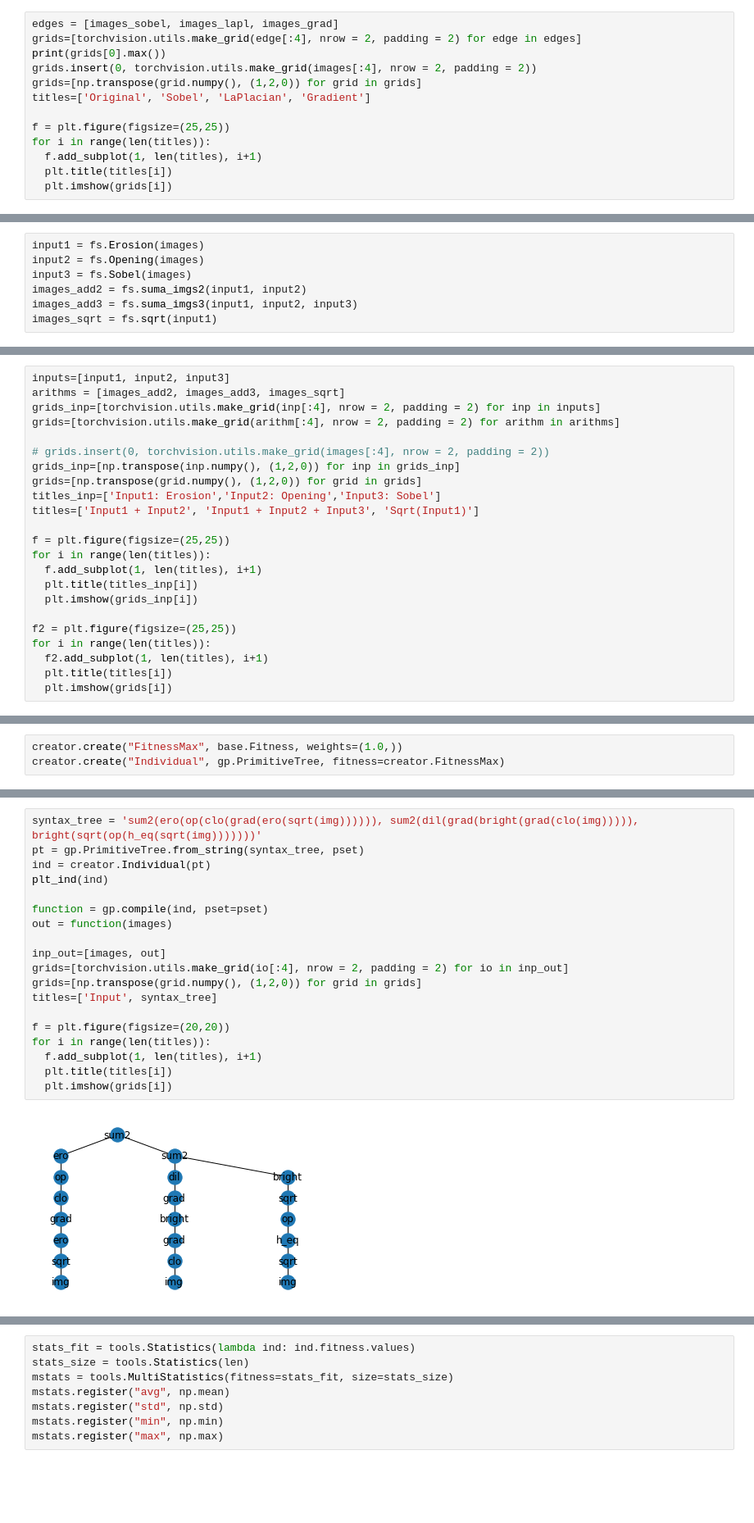
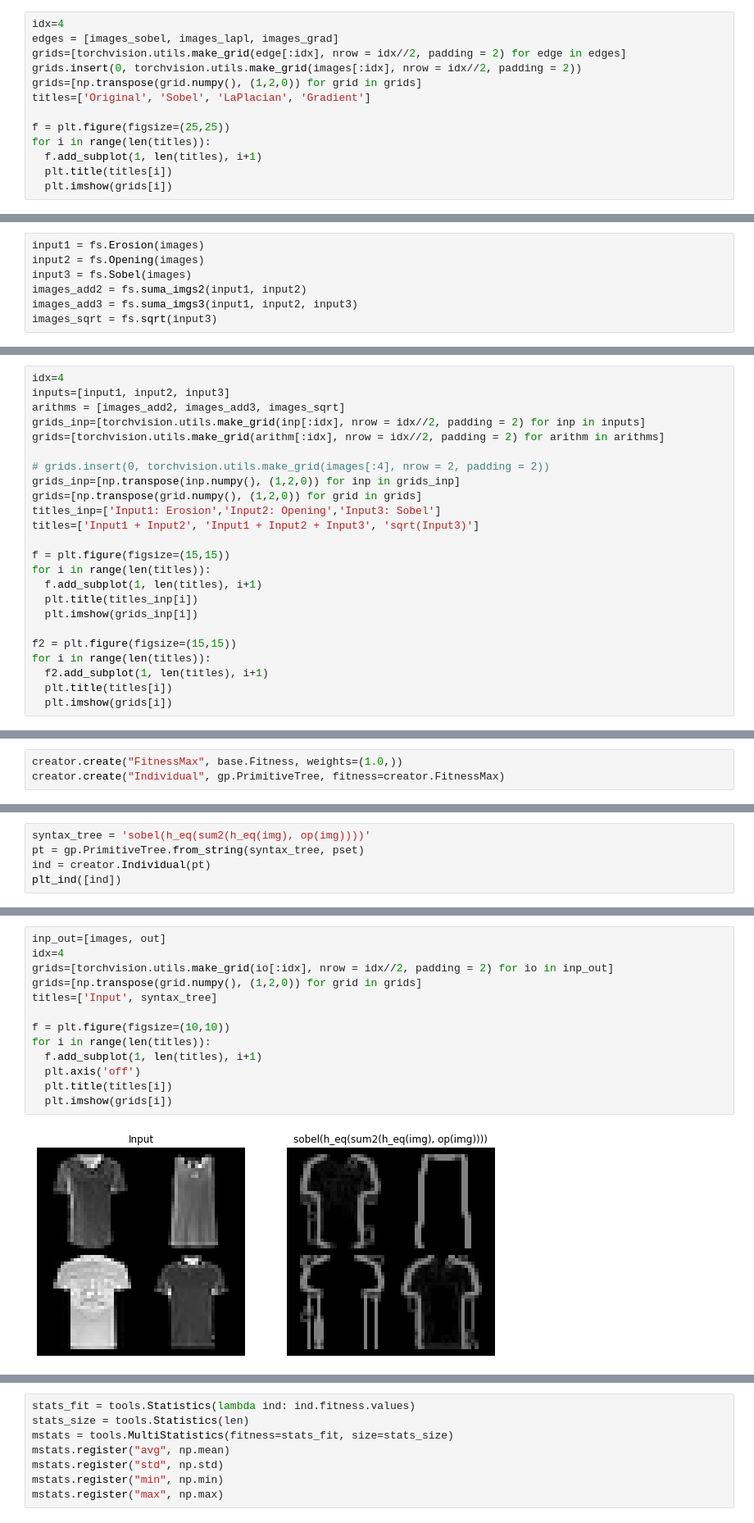
Before and after one commit to hersan19/ENC2022-PI-PG, a Jupyter notebook: tutorial_ENC_PG.ipynb, the cells around one changed output, grey strips where cells are left out. Shown at 82% size. Cells and saved outputs as stored; diff of their text form; blank space fills up the shorter version.

```diff
--- a/tutorial_ENC_PG.ipynb
+++ b/tutorial_ENC_PG.ipynb
@@ -346,10 +315,10 @@ images_grad = fs.Gradient(images)
 # %% [markdown]
 Nuevamente, se muestra el efecto de aplicar dichas funciones al conjunto de datos
 # %%
+idx=4
 edges = [images_sobel, images_lapl, images_grad]
-grids=[torchvision.utils.make_grid(edge[:4], nrow = 2, padding = 2) for edge in edges]
-print(grids[0].max())
-grids.insert(0, torchvision.utils.make_grid(images[:4], nrow = 2, padding = 2))
+grids=[torchvision.utils.make_grid(edge[:idx], nrow = idx//2, padding = 2) for edge in edges]
+grids.insert(0, torchvision.utils.make_grid(images[:idx], nrow = idx//2, padding = 2))
 grids=[np.transpose(grid.numpy(), (1,2,0)) for grid in grids]
 titles=['Original', 'Sobel', 'LaPlacian', 'Gradient']
 
@@ -371,5 +338,5 @@ input2 = fs.Opening(images)
 input3 = fs.Sobel(images)
 images_add2 = fs.suma_imgs2(input1, input2)
 images_add3 = fs.suma_imgs3(input1, input2, input3)
-images_sqrt = fs.sqrt(input1)
+images_sqrt = fs.sqrt(input3)
 # %% [markdown]
@@ -377,22 +344,23 @@ Se muestra el efecto de sumar 2 y 3 imágenes distintas entre sí. Para cada fun
 # %%
+idx=4
 inputs=[input1, input2, input3]
 arithms = [images_add2, images_add3, images_sqrt]
-grids_inp=[torchvision.utils.make_grid(inp[:4], nrow = 2, padding = 2) for inp in inputs]
-grids=[torchvision.utils.make_grid(arithm[:4], nrow = 2, padding = 2) for arithm in arithms]
+grids_inp=[torchvision.utils.make_grid(inp[:idx], nrow = idx//2, padding = 2) for inp in inputs]
+grids=[torchvision.utils.make_grid(arithm[:idx], nrow = idx//2, padding = 2) for arithm in arithms]
 
 # grids.insert(0, torchvision.utils.make_grid(images[:4], nrow = 2, padding = 2))
 grids_inp=[np.transpose(inp.numpy(), (1,2,0)) for inp in grids_inp]
 grids=[np.transpose(grid.numpy(), (1,2,0)) for grid in grids]
 titles_inp=['Input1: Erosion','Input2: Opening','Input3: Sobel']
-titles=['Input1 + Input2', 'Input1 + Input2 + Input3', 'Sqrt(Input1)']
+titles=['Input1 + Input2', 'Input1 + Input2 + Input3', 'sqrt(Input3)']
 
-f = plt.figure(figsize=(25,25))
+f = plt.figure(figsize=(15,15))
 for i in range(len(titles)):
   f.add_subplot(1, len(titles), i+1)
   plt.title(titles_inp[i])
   plt.imshow(grids_inp[i])
 
-f2 = plt.figure(figsize=(25,25))
+f2 = plt.figure(figsize=(15,15))
 for i in range(len(titles)):
   f2.add_subplot(1, len(titles), i+1)
   plt.title(titles[i])
@@ -503,0 +513,5 @@ A continuación se muestra la salida obtenida al considerar un árbol sintáctic
+# %%
+syntax_tree = 'sobel(h_eq(sum2(h_eq(img), op(img))))'
+pt = gp.PrimitiveTree.from_string(syntax_tree, pset)
+ind = creator.Individual(pt)
+plt_ind([ind])
@@ -504,21 +541,15 @@ A continuación se muestra la salida obtenida al considerar un árbol sintáctic
 # %%
-syntax_tree = 'sum2(ero(op(clo(grad(ero(sqrt(img)))))), sum2(dil(grad(bright(grad(clo(img))))), bright(sqrt(op(h_eq(sqrt(img)))))))'
-pt = gp.PrimitiveTree.from_string(syntax_tree, pset)
-ind = creator.Individual(pt)
-plt_ind(ind)
-
-function = gp.compile(ind, pset=pset)
-out = function(images)
-
 inp_out=[images, out]
-grids=[torchvision.utils.make_grid(io[:4], nrow = 2, padding = 2) for io in inp_out]
+idx=4
+grids=[torchvision.utils.make_grid(io[:idx], nrow = idx//2, padding = 2) for io in inp_out]
 grids=[np.transpose(grid.numpy(), (1,2,0)) for grid in grids]
 titles=['Input', syntax_tree]
 
-f = plt.figure(figsize=(20,20))
+f = plt.figure(figsize=(10,10))
 for i in range(len(titles)):
   f.add_subplot(1, len(titles), i+1)
+  plt.axis('off')
   plt.title(titles[i])
   plt.imshow(grids[i])
 # %% [output]
-[figure, old version]
+[figure, new version]
```
Also changed, not shown: parts of 80 cells of this notebook.
